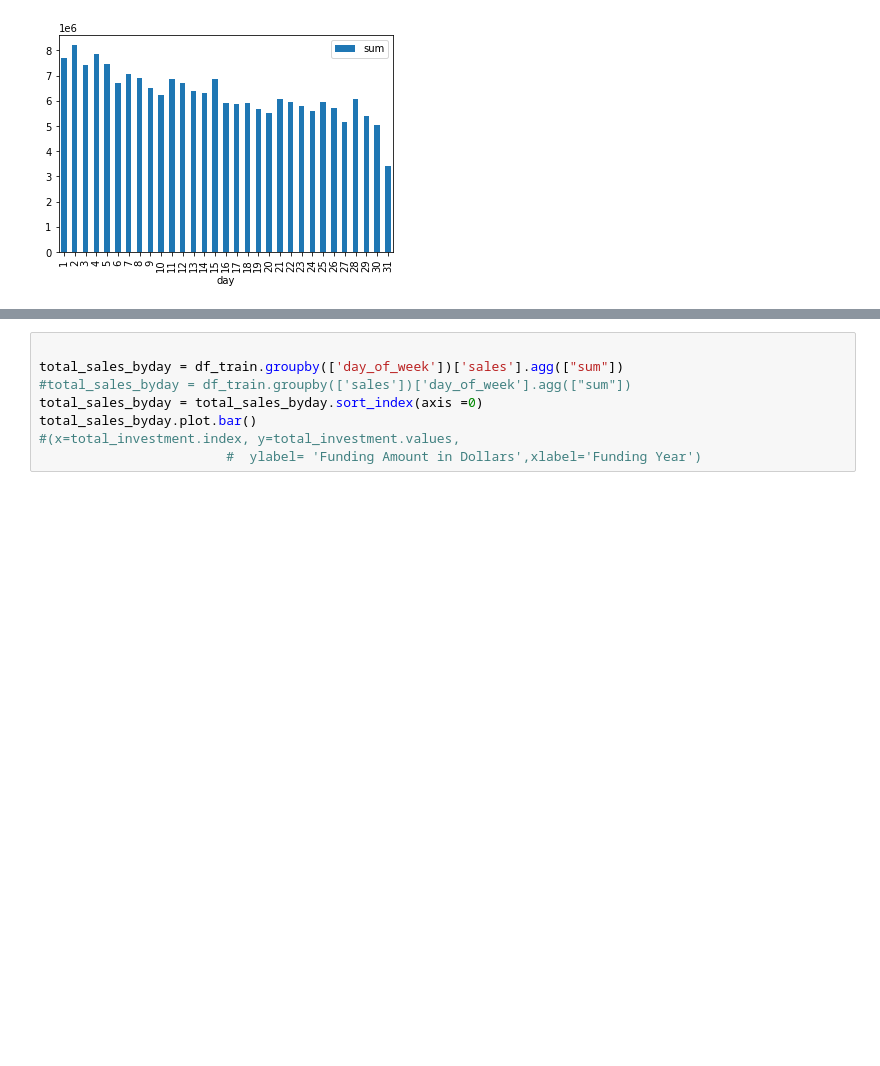
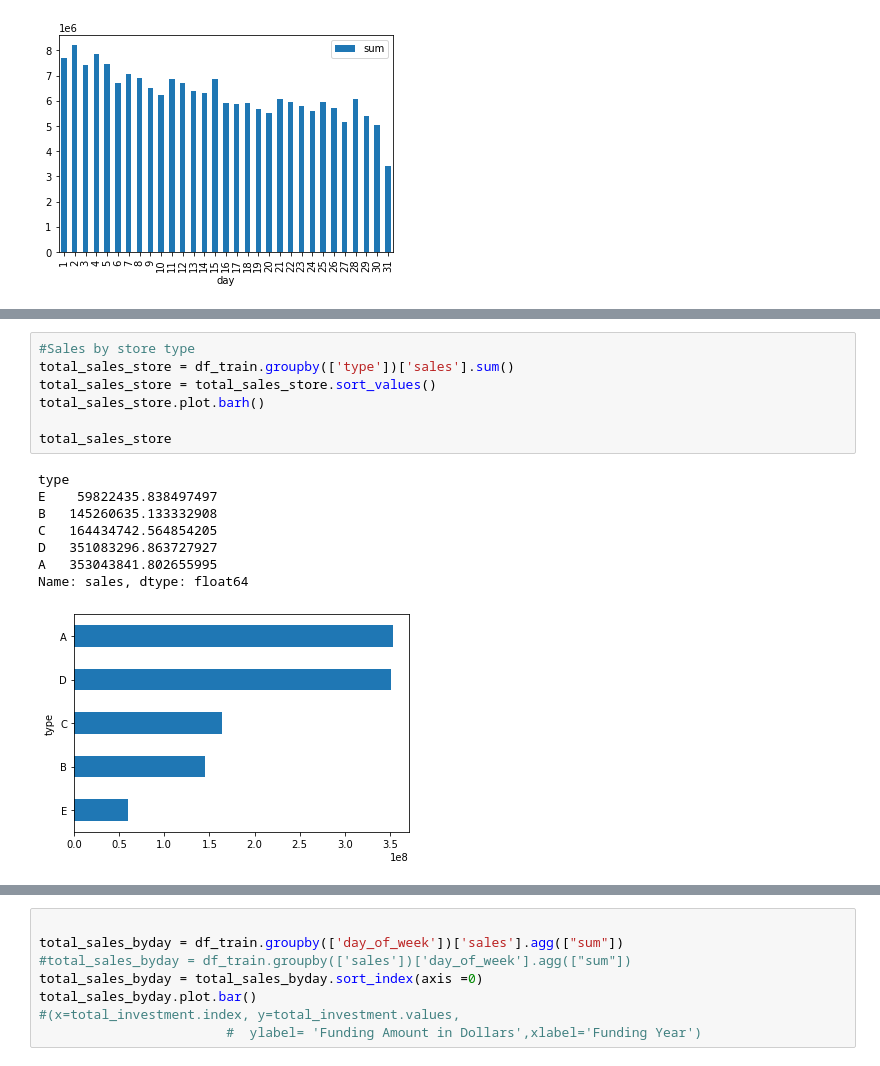
Before and after one commit to analyst-sisey/Time-Series-Forecasting, a Jupyter notebook: hypothesis.ipynb, the cells around one changed output, grey strips where cells are left out. Saved outputs shown, nothing was run; the diff lists cells and outputs as text; blank space fills up the shorter version.

```diff
--- a/hypothesis.ipynb
+++ b/hypothesis.ipynb
@@ -381,0 +491,16 @@ zz,u
+# %%
+#Sales by store type
+total_sales_store = df_train.groupby(['type'])['sales'].sum()
+total_sales_store = total_sales_store.sort_values()
+total_sales_store.plot.barh()
+
+total_sales_store
+# %% [output]
+type
+E    59822435.838497497
+B   145260635.133332908
+C   164434742.564854205
+D   351083296.863727927
+A   353043841.802655995
+Name: sales, dtype: float64
+[figure, added]
```
Also changed, not shown: parts of 116 cells of this notebook.
